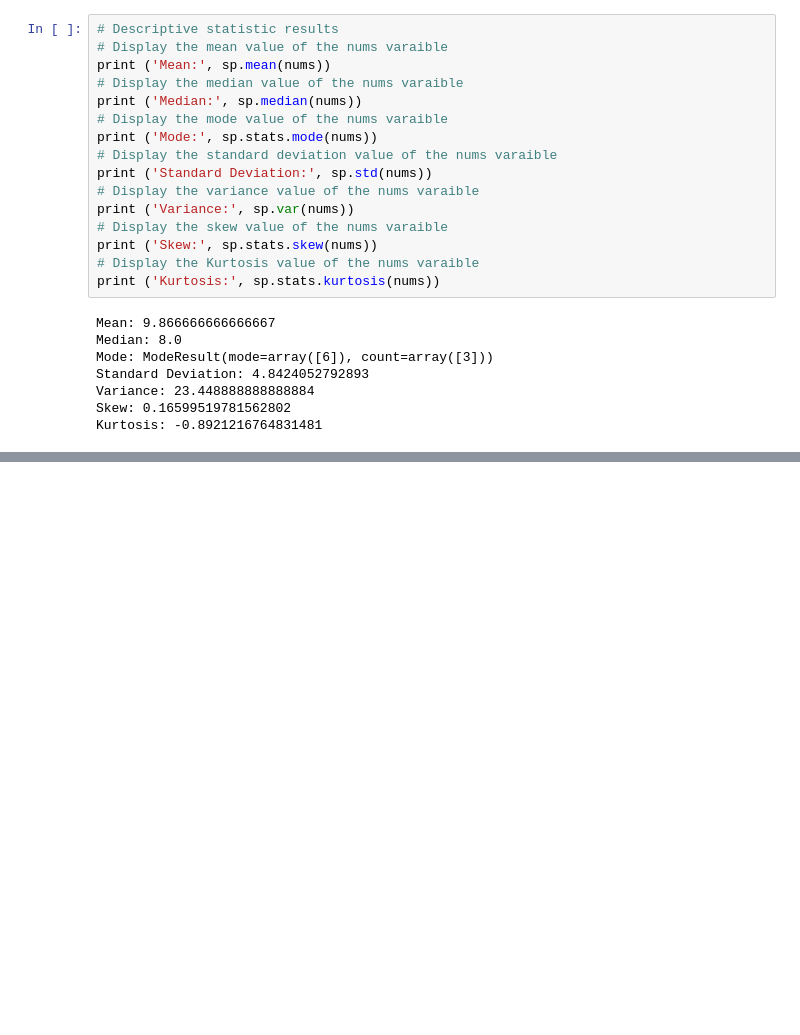
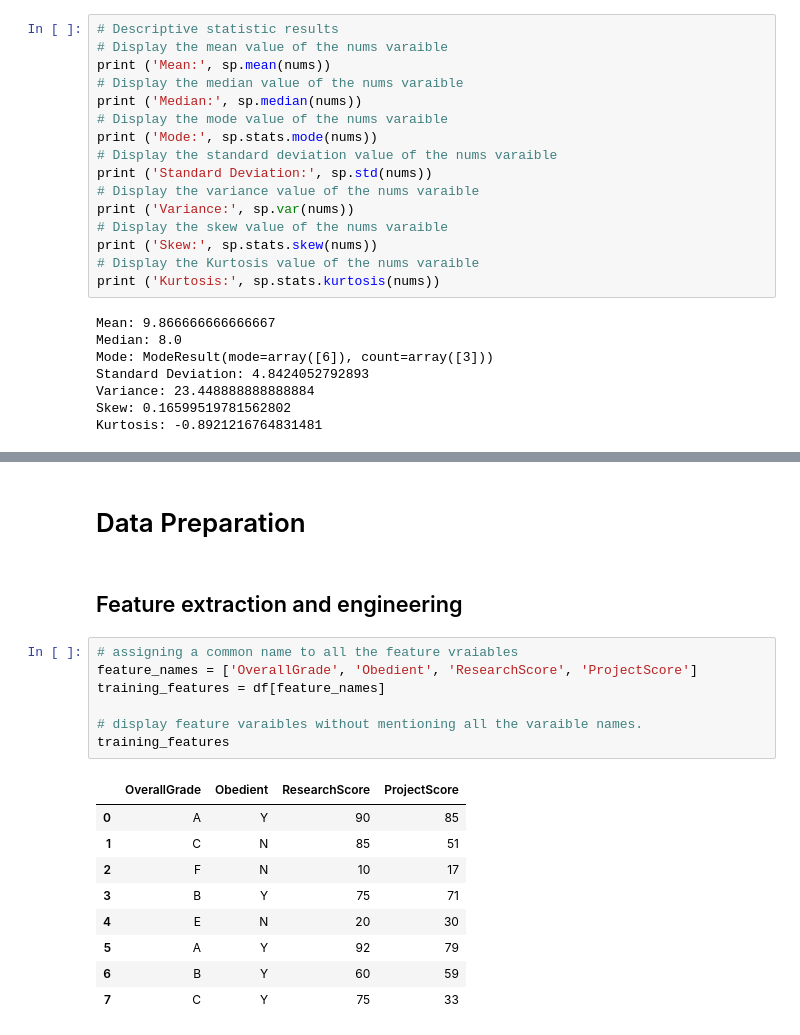
Before and after one commit to MounikaGattu/mounika_ch1_codes, a Jupyter notebook: Mounika_18A1HP050_Ch1Codes.ipynb, the cells around one changed output, grey strips where cells are left out. Saved outputs shown, nothing was run; the diff lists cells and outputs as text; blank space fills up the shorter version.

```diff
--- a/Mounika_18A1HP050_Ch1Codes.ipynb
+++ b/Mounika_18A1HP050_Ch1Codes.ipynb
@@ -181,0 +208,21 @@ Kurtosis: -0.8921216764831481
+# %% [markdown]
+# Data Preparation
+# %% [markdown]
+## Feature extraction and engineering
+# %%
+# assigning a common name to all the feature vraiables
+feature_names = ['OverallGrade', 'Obedient', 'ResearchScore', 'ProjectScore']
+training_features = df[feature_names]
+
+# display feature varaibles without mentioning all the varaible names.
+training_features
+# %% [output]
+|  | OverallGrade | Obedient | ResearchScore | ProjectScore |
+| 0 | A | Y | 90 | 85 |
+| 1 | C | N | 85 | 51 |
+| 2 | F | N | 10 | 17 |
+| 3 | B | Y | 75 | 71 |
+| 4 | E | N | 20 | 30 |
+| 5 | A | Y | 92 | 79 |
+| 6 | B | Y | 60 | 59 |
+| 7 | C | Y | 75 | 33 |
```
Also changed, not shown: parts of 22 cells of this notebook.
